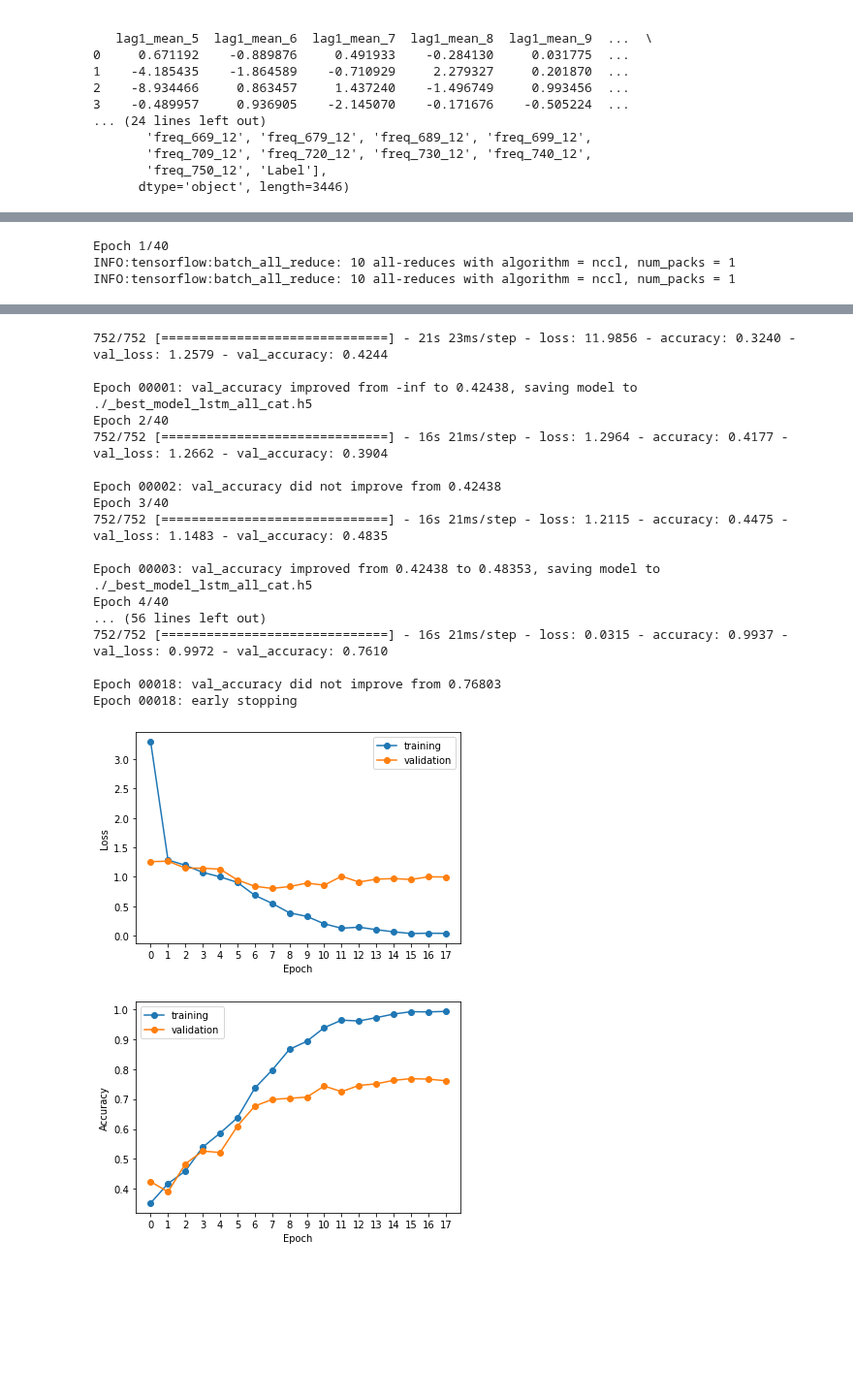
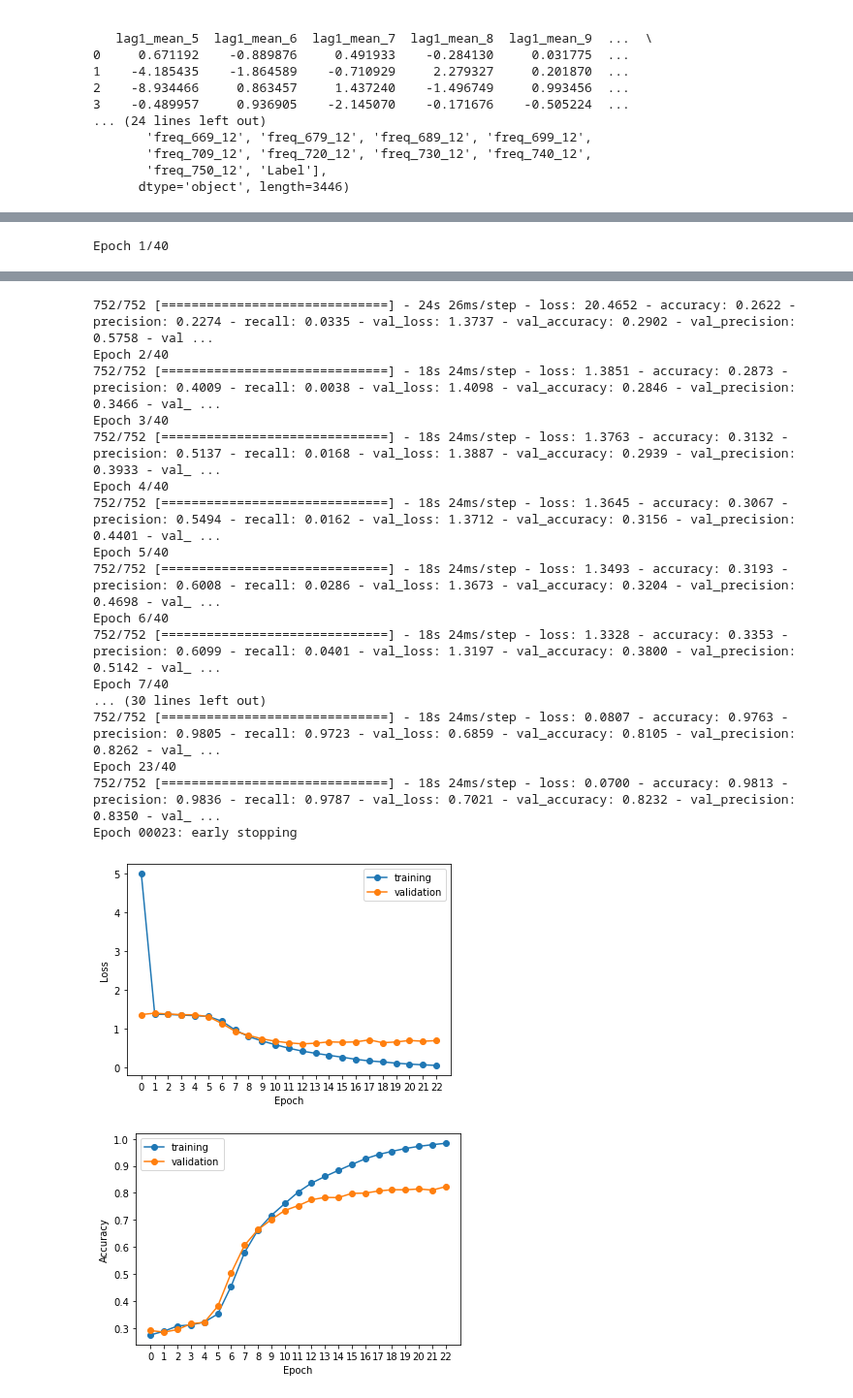
Before and after one commit to ronaldlee/eeg-feature-generation, a Jupyter notebook: CNN_model_on_GAMEEMO_features_dataset.ipynb, the cells around one changed output, grey strips where cells are left out. Shown at 97% size. Saved outputs shown, nothing was run; the diff lists cells and outputs as text; code cells hidden in the pictures; blank space fills up the shorter version.

```diff
--- a/CNN_model_on_GAMEEMO_features_dataset.ipynb
+++ b/CNN_model_on_GAMEEMO_features_dataset.ipynb
@@ -93,7 +112,7 @@ y_test = pd.get_dummies(y_test)
        'freq_750_12', 'Label'],
       dtype='object', length=3446)
 # %%
-def train_model(x_train, y_train,x_validate, y_validate,
+def train_model(train_dataset, validate_dataset, x_train,
                 save_to, epoch = 2, num_of_conv_layer=1,
                 conv_layer_1_filters=32, conv_layer_2_filters=64, conv_layer_3_filters=128,
                 num_of_dense_layer=0,
@@ -102,9 +121,17 @@ def train_model(x_train, y_train,x_validate, y_validate,
     strategy = tf.distribute.MirroredStrategy(devices=None)
     print('Number of devices: {}'.format(strategy.num_replicas_in_sync))
 
+    print("epoch:",epoch,"; num_of_conv_layer:",num_of_conv_layer)
+    print("conv_layer_1_filters:",conv_layer_1_filters,"; conv_layer_2_filters:",conv_layer_2_filters)
+    print("conv_layer_3_filters:",conv_layer_3_filters,"; num_of_dense_layer:",num_of_dense_layer)
+    print("dense_layer_1_unit:",dense_layer_1_unit,"; dense_layer_2_unit:",dense_layer_2_unit)
+    print("dense_layer_3_unit:",dense_layer_3_unit,"; patience:",patience)
+    print("epoch_denominator:",epoch_denominator)
+
     tf.keras.backend.clear_session()
-    tf.random.set_seed(0)
-#     np.random.seed(1234)
+    tf.random.set_seed(1234)
+    np.random.seed(1234)
+    random.seed(1234)
 
     with strategy.scope():
         model = Sequential()
@@ -188,28 +215,26 @@ def train_model(x_train, y_train,x_validate, y_validate,
         model.add(Dense(4))
         model.add(Activation('softmax'))
 
-        model.build(input_shape=(None, X_train.shape[1], 1))
+        model.build(input_shape=(None, x_train.shape[1], 1))
         model.summary()
         tf.keras.utils.plot_model(model)
 
         opt_adam = keras.optimizers.Adam(learning_rate=0.001)
 
         es = EarlyStopping(monitor='val_loss', mode='min', verbose=1, patience=patience)
-        mc = ModelCheckpoint(save_to + '_best_model_lstm_all_cat.h5', monitor='val_accuracy', mode='max', verbose=1, save_best_only=True)
 
         lr_schedule = tf.keras.callbacks.LearningRateScheduler(lambda epoch: 0.001 * np.exp(-epoch / epoch_denominator))
 
         model.compile(optimizer=opt_adam,
                       loss=['categorical_crossentropy'],
-                      metrics=['accuracy'])
+                      metrics=['accuracy', keras.metrics.Precision(), keras.metrics.Recall()])
 
-    history = model.fit(x_train,y_train,
-                        batch_size=32,
+
+    history = model.fit(train_dataset,
                         epochs=epoch,
-                        validation_data=(x_validate, y_validate),
-                        callbacks=[es,mc,lr_schedule])
-
-#     saved_model = load_model(save_to + '_best_model_lstm_all_cat.h5')
+                        validation_data=validate_dataset,
+                        shuffle=True,
+                        callbacks=[es,lr_schedule])
 
     return model,history
 # %%
@@ -560,14 +549,14 @@ Test Acc. 75.50%
 # %%
-model4,history4 = train_model(X_train, y_train, X_validate, y_validate, save_to= './', epoch = 40,
-                              num_of_conv_layer=3, num_of_dense_layer=1)
+model,history = train_model(train_dataset, validate_dataset, X_train, save_to= './', epoch = 40,
+                            num_of_conv_layer=3, num_of_dense_layer=1)
 
-history4_data = pd.DataFrame(history4.history)
-plot_loss_history(history4_data)
-plot_accuracy_history(history4_data)
+history_data = pd.DataFrame(history.history)
+plot_loss_history(history_data)
+plot_accuracy_history(history_data)
 
 # test model
-test4_results = model4.evaluate(X_test, y_test)
-print('\nTest Acc. {:.2f}%'.format(test4_results[1]*100))
+test_results = model.evaluate(test_dataset)
+print('\nTest Acc. {:.2f}%'.format(test_results[1]*100))
 # %% [output]
 INFO:tensorflow:Using MirroredStrategy with devices ('/job:localhost/replica:0/task:0/device:GPU:0', '/job:localhost/replica:0/task:0/device:GPU:1')
 Number of devices: 2
@@ -606,3 +595 @@ attr {
 Epoch 1/40
-INFO:tensorflow:batch_all_reduce: 10 all-reduces with algorithm = nccl, num_packs = 1
-INFO:tensorflow:batch_all_reduce: 10 all-reduces with algorithm = nccl, num_packs = 1
@@ -626,19 +613,19 @@ attr {
-752/752 [==============================] - 21s 23ms/step - loss: 11.9856 - accuracy: 0.3240 - val_loss: 1.2579 - val_accuracy: 0.4244
-
-Epoch 00001: val_accuracy improved from -inf to 0.42438, saving model to ./_best_model_lstm_all_cat.h5
+752/752 [==============================] - 24s 26ms/step - loss: 20.4652 - accuracy: 0.2622 - precision: 0.2274 - recall: 0.0335 - val_loss: 1.3737 - val_accuracy: 0.2902 - val_precision: 0.5758 - val ...
 Epoch 2/40
-752/752 [==============================] - 16s 21ms/step - loss: 1.2964 - accuracy: 0.4177 - val_loss: 1.2662 - val_accuracy: 0.3904
-
-Epoch 00002: val_accuracy did not improve from 0.42438
+752/752 [==============================] - 18s 24ms/step - loss: 1.3851 - accuracy: 0.2873 - precision: 0.4009 - recall: 0.0038 - val_loss: 1.4098 - val_accuracy: 0.2846 - val_precision: 0.3466 - val_ ...
 Epoch 3/40
-752/752 [==============================] - 16s 21ms/step - loss: 1.2115 - accuracy: 0.4475 - val_loss: 1.1483 - val_accuracy: 0.4835
-
-Epoch 00003: val_accuracy improved from 0.42438 to 0.48353, saving model to ./_best_model_lstm_all_cat.h5
+752/752 [==============================] - 18s 24ms/step - loss: 1.3763 - accuracy: 0.3132 - precision: 0.5137 - recall: 0.0168 - val_loss: 1.3887 - val_accuracy: 0.2939 - val_precision: 0.3933 - val_ ...
 Epoch 4/40
-... (56 lines left out)
-752/752 [==============================] - 16s 21ms/step - loss: 0.0315 - accuracy: 0.9937 - val_loss: 0.9972 - val_accuracy: 0.7610
-
-Epoch 00018: val_accuracy did not improve from 0.76803
-Epoch 00018: early stopping
+752/752 [==============================] - 18s 24ms/step - loss: 1.3645 - accuracy: 0.3067 - precision: 0.5494 - recall: 0.0162 - val_loss: 1.3712 - val_accuracy: 0.3156 - val_precision: 0.4401 - val_ ...
+Epoch 5/40
+752/752 [==============================] - 18s 24ms/step - loss: 1.3493 - accuracy: 0.3193 - precision: 0.6008 - recall: 0.0286 - val_loss: 1.3673 - val_accuracy: 0.3204 - val_precision: 0.4698 - val_ ...
+Epoch 6/40
+752/752 [==============================] - 18s 24ms/step - loss: 1.3328 - accuracy: 0.3353 - precision: 0.6099 - recall: 0.0401 - val_loss: 1.3197 - val_accuracy: 0.3800 - val_precision: 0.5142 - val_ ...
+Epoch 7/40
+... (30 lines left out)
+752/752 [==============================] - 18s 24ms/step - loss: 0.0807 - accuracy: 0.9763 - precision: 0.9805 - recall: 0.9723 - val_loss: 0.6859 - val_accuracy: 0.8105 - val_precision: 0.8262 - val_ ...
+Epoch 23/40
+752/752 [==============================] - 18s 24ms/step - loss: 0.0700 - accuracy: 0.9813 - precision: 0.9836 - recall: 0.9787 - val_loss: 0.7021 - val_accuracy: 0.8232 - val_precision: 0.8350 - val_ ...
+Epoch 00023: early stopping
-[figure, old version]
+[figure, new version]
-[figure, old version]
+[figure, new version]
```
Also changed, not shown: parts of 19 cells of this notebook.
